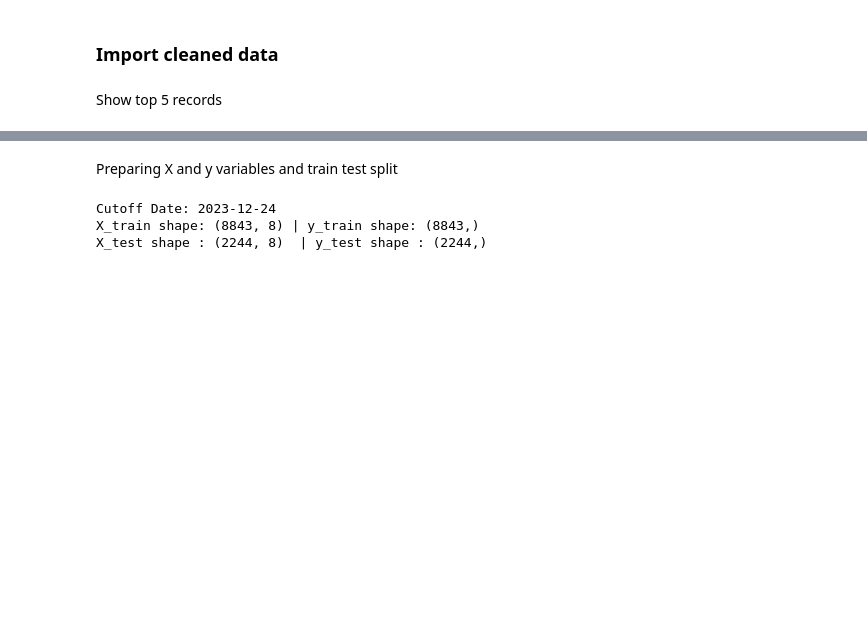
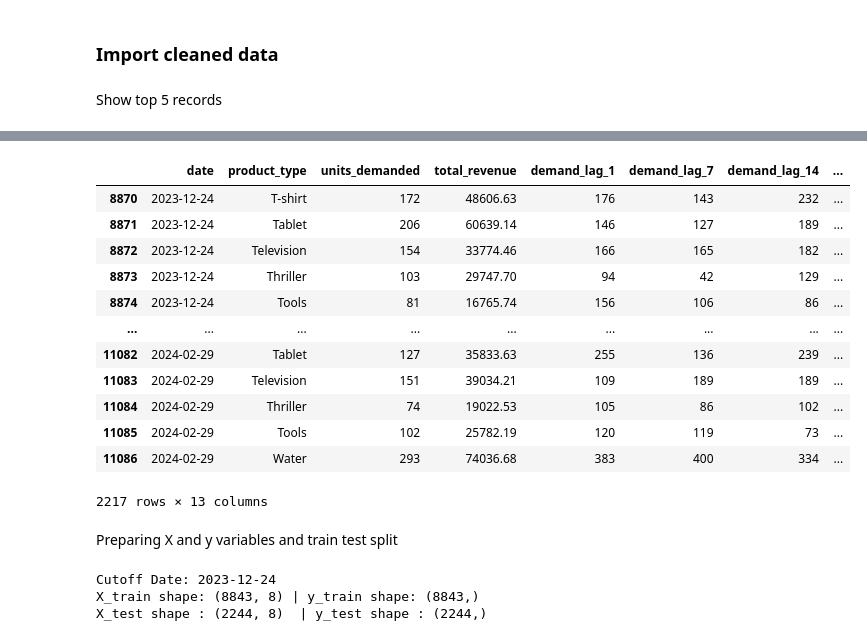
Before and after one commit to ehtasham29/sales-inventory-analytics, a Jupyter notebook: notebooks/02_model_training.ipynb, the cells around one changed output, grey strips where cells are left out. Cells and saved outputs as stored; diff of their text form; code cells hidden in the pictures; blank space fills up the shorter version.

```diff
--- a/notebooks/02_model_training.ipynb
+++ b/notebooks/02_model_training.ipynb
@@ -35,3 +47,19 @@ df.head(5)
+# %%
+test_set
+# %% [output]
+|  | date | product_type | units_demanded | total_revenue | demand_lag_1 | demand_lag_7 | demand_lag_14 | ... |
+| 8870 | 2023-12-24 | T-shirt | 172 | 48606.63 | 176 | 143 | 232 | ... |
+| 8871 | 2023-12-24 | Tablet | 206 | 60639.14 | 146 | 127 | 189 | ... |
+| 8872 | 2023-12-24 | Television | 154 | 33774.46 | 166 | 165 | 182 | ... |
+| 8873 | 2023-12-24 | Thriller | 103 | 29747.70 | 94 | 42 | 129 | ... |
+| 8874 | 2023-12-24 | Tools | 81 | 16765.74 | 156 | 106 | 86 | ... |
+| ... | ... | ... | ... | ... | ... | ... | ... | ... |
+| 11082 | 2024-02-29 | Tablet | 127 | 35833.63 | 255 | 136 | 239 | ... |
+| 11083 | 2024-02-29 | Television | 151 | 39034.21 | 109 | 189 | 189 | ... |
+| 11084 | 2024-02-29 | Thriller | 74 | 19022.53 | 105 | 86 | 102 | ... |
+| 11085 | 2024-02-29 | Tools | 102 | 25782.19 | 120 | 119 | 73 | ... |
+| 11086 | 2024-02-29 | Water | 293 | 74036.68 | 383 | 400 | 334 | ... |
+2217 rows × 13 columns
 # %% [markdown]
 Preparing X and y variables and train test split
 # %%
```
Also changed, not shown: parts of 2 cells of this notebook, 10 other files.
